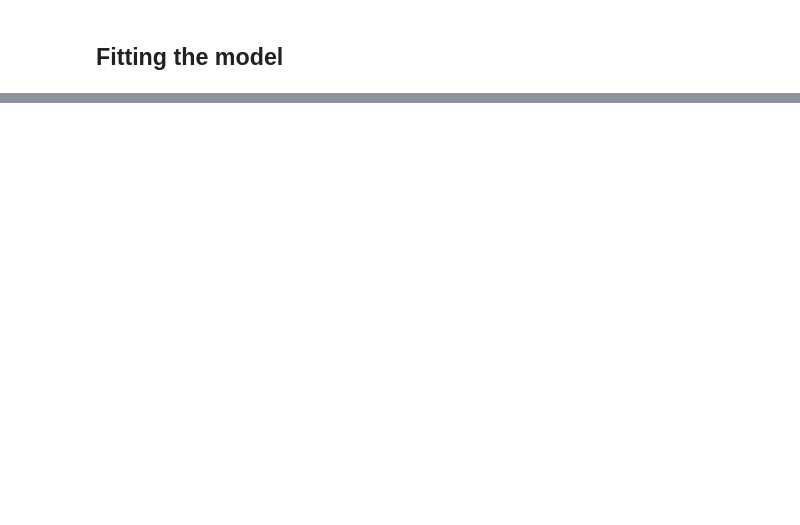
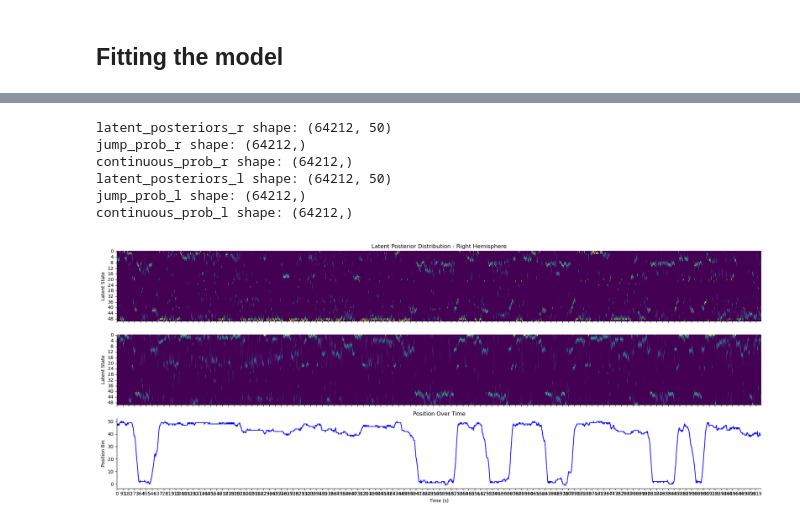
Before and after one commit to Sid-Rafilson-1617/poor-man-GPLVM, a Jupyter notebook: analysis_example.ipynb, the cells around one changed output, grey strips where cells are left out. Saved outputs shown, nothing was run; the diff lists cells and outputs as text; code cells hidden in the pictures; blank space fills up the shorter version.

```diff
--- a/analysis_example.ipynb
+++ b/analysis_example.ipynb
@@ -387,0 +464,53 @@ em_res_l = model_l.fit_em(sorted_spike_counts_concat_L.T, times, pos_bins, n_ite
+# %%
+decode_res_r = model_r.decode_latent(sorted_spike_counts_concat_R.T)
+decode_res_l = model_l.decode_latent(sorted_spike_counts_concat_L.T)
+
+latent_posteriors_r = decode_res_r['posterior_latent_marg']
+jump_prob_r = decode_res_r['posterior_dynamics_marg'][:,1]
+continuous_prob_r = decode_res_r['posterior_dynamics_marg'][:,0]
+
+latent_posteriors_l = decode_res_l['posterior_latent_marg']
+jump_prob_l = decode_res_l['posterior_dynamics_marg'][:,1]
+continuous_prob_l = decode_res_l['posterior_dynamics_marg'][:,0]
+
+print(f'latent_posteriors_r shape: {latent_posteriors_r.shape}')
+print(f'jump_prob_r shape: {jump_prob_r.shape}')
+print(f'continuous_prob_r shape: {continuous_prob_r.shape}')
+print(f'latent_posteriors_l shape: {latent_posteriors_l.shape}')
+print(f'jump_prob_l shape: {jump_prob_l.shape}')
+print(f'continuous_prob_l shape: {continuous_prob_l.shape}')
+# %% [output]
+latent_posteriors_r shape: (64212, 50)
+jump_prob_r shape: (64212,)
+continuous_prob_r shape: (64212,)
+latent_posteriors_l shape: (64212, 50)
+jump_prob_l shape: (64212,)
+continuous_prob_l shape: (64212,)
+# %%
+START = 40_000
+STOP = 50_000
+
+
+# plotting the latent posteriors and the jump probabilities
+fig, axs = plt.subplots(3, 1, figsize=(20, 8), sharex=True)
+sns.heatmap(ax=axs[0], data=latent_posteriors_r[START:STOP, :].T, cmap='viridis', cbar=False)
+axs[0].set_ylabel('Latent State')
+axs[0].set_title('Latent Posterior Distribution - Right Hemisphere')
+
+sns.heatmap(ax=axs[1], data=latent_posteriors_l[START:STOP, :].T, cmap='viridis', cbar=False)
+axs[1].set_ylabel('Latent State')
+
+
+
+# --- Position trace ---
+sns.lineplot(ax=axs[2], x=np.arange(STOP-START), y=pos_bins[START:STOP], color='blue')
+axs[2].set_xlabel('Time (s)')
+axs[2].set_ylabel('Position Bin')
+axs[2].set_title('Position Over Time')
+
+
+sns.despine()
+plt.tight_layout()
+plt.show()
+# %% [output]
+[figure, added]
```
Also changed, not shown: parts of 6 cells of this notebook.
